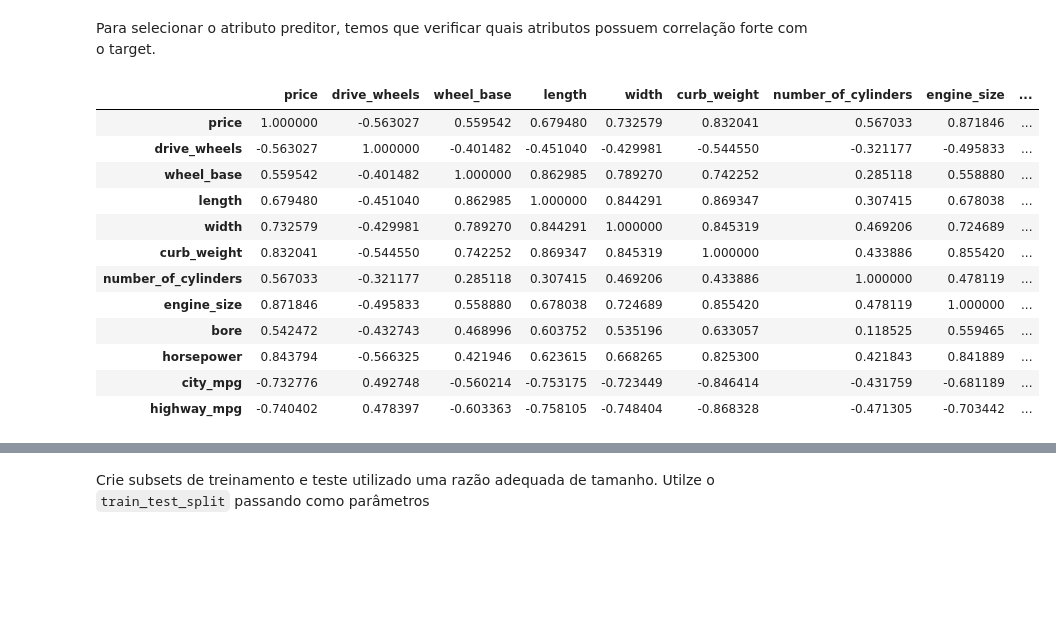
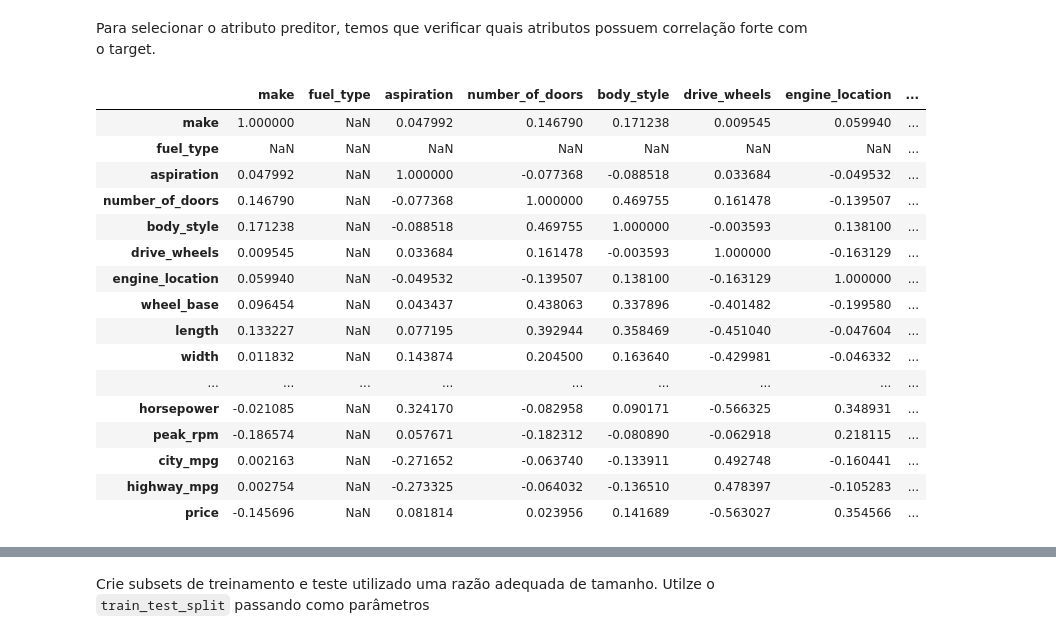
Before and after one commit to vinisimioni/projeto-final-python, a Jupyter notebook: automobile-price-prediction_adriana.ipynb, the cells around one changed output, grey strips where cells are left out. Saved outputs shown, nothing was run; the diff lists cells and outputs as text; code cells hidden in the pictures; blank space fills up the shorter version.

```diff
--- a/automobile-price-prediction_adriana.ipynb
+++ b/automobile-price-prediction_adriana.ipynb
@@ -554,18 +558,22 @@ Para selecionar o atributo preditor, temos que verificar quais atributos possuem
 # %%
 #IMPLEMENTAÇÃO
 pd.options.display.max_columns = None
-display(df_sem_nulos_ou_zeros_sem_outliers_categorica_convertida[["price", "drive_wheels", "wheel_base", "length", "width", "curb_weight", "number_of_cylinders", "engine_size", "bore", "horsepower", "city_mpg", "highway_mpg"]].corr())
+display(df_sem_nulos_ou_zeros_sem_outliers_categorica_convertida.corr())
 # %% [output]
-|  | price | drive_wheels | wheel_base | length | width | curb_weight | number_of_cylinders | engine_size | ... |
-| price | 1.000000 | -0.563027 | 0.559542 | 0.679480 | 0.732579 | 0.832041 | 0.567033 | 0.871846 | ... |
-| drive_wheels | -0.563027 | 1.000000 | -0.401482 | -0.451040 | -0.429981 | -0.544550 | -0.321177 | -0.495833 | ... |
-| wheel_base | 0.559542 | -0.401482 | 1.000000 | 0.862985 | 0.789270 | 0.742252 | 0.285118 | 0.558880 | ... |
-| length | 0.679480 | -0.451040 | 0.862985 | 1.000000 | 0.844291 | 0.869347 | 0.307415 | 0.678038 | ... |
-| width | 0.732579 | -0.429981 | 0.789270 | 0.844291 | 1.000000 | 0.845319 | 0.469206 | 0.724689 | ... |
-| curb_weight | 0.832041 | -0.544550 | 0.742252 | 0.869347 | 0.845319 | 1.000000 | 0.433886 | 0.855420 | ... |
-| number_of_cylinders | 0.567033 | -0.321177 | 0.285118 | 0.307415 | 0.469206 | 0.433886 | 1.000000 | 0.478119 | ... |
-| engine_size | 0.871846 | -0.495833 | 0.558880 | 0.678038 | 0.724689 | 0.855420 | 0.478119 | 1.000000 | ... |
-| bore | 0.542472 | -0.432743 | 0.468996 | 0.603752 | 0.535196 | 0.633057 | 0.118525 | 0.559465 | ... |
-| horsepower | 0.843794 | -0.566325 | 0.421946 | 0.623615 | 0.668265 | 0.825300 | 0.421843 | 0.841889 | ... |
-| city_mpg | -0.732776 | 0.492748 | -0.560214 | -0.753175 | -0.723449 | -0.846414 | -0.431759 | -0.681189 | ... |
-| highway_mpg | -0.740402 | 0.478397 | -0.603363 | -0.758105 | -0.748404 | -0.868328 | -0.471305 | -0.703442 | ... |
+|  | make | fuel_type | aspiration | number_of_doors | body_style | drive_wheels | engine_location | ... |
+| make | 1.000000 | NaN | 0.047992 | 0.146790 | 0.171238 | 0.009545 | 0.059940 | ... |
+| fuel_type | NaN | NaN | NaN | NaN | NaN | NaN | NaN | ... |
+| aspiration | 0.047992 | NaN | 1.000000 | -0.077368 | -0.088518 | 0.033684 | -0.049532 | ... |
+| number_of_doors | 0.146790 | NaN | -0.077368 | 1.000000 | 0.469755 | 0.161478 | -0.139507 | ... |
+| body_style | 0.171238 | NaN | -0.088518 | 0.469755 | 1.000000 | -0.003593 | 0.138100 | ... |
+| drive_wheels | 0.009545 | NaN | 0.033684 | 0.161478 | -0.003593 | 1.000000 | -0.163129 | ... |
+| engine_location | 0.059940 | NaN | -0.049532 | -0.139507 | 0.138100 | -0.163129 | 1.000000 | ... |
+| wheel_base | 0.096454 | NaN | 0.043437 | 0.438063 | 0.337896 | -0.401482 | -0.199580 | ... |
+| length | 0.133227 | NaN | 0.077195 | 0.392944 | 0.358469 | -0.451040 | -0.047604 | ... |
+| width | 0.011832 | NaN | 0.143874 | 0.204500 | 0.163640 | -0.429981 | -0.046332 | ... |
+| ... | ... | ... | ... | ... | ... | ... | ... | ... |
+| horsepower | -0.021085 | NaN | 0.324170 | -0.082958 | 0.090171 | -0.566325 | 0.348931 | ... |
+| peak_rpm | -0.186574 | NaN | 0.057671 | -0.182312 | -0.080890 | -0.062918 | 0.218115 | ... |
+| city_mpg | 0.002163 | NaN | -0.271652 | -0.063740 | -0.133911 | 0.492748 | -0.160441 | ... |
+| highway_mpg | 0.002754 | NaN | -0.273325 | -0.064032 | -0.136510 | 0.478397 | -0.105283 | ... |
+| price | -0.145696 | NaN | 0.081814 | 0.023956 | 0.141689 | -0.563027 | 0.354566 | ... |
```
Also changed, not shown: parts of 35 cells of this notebook.
